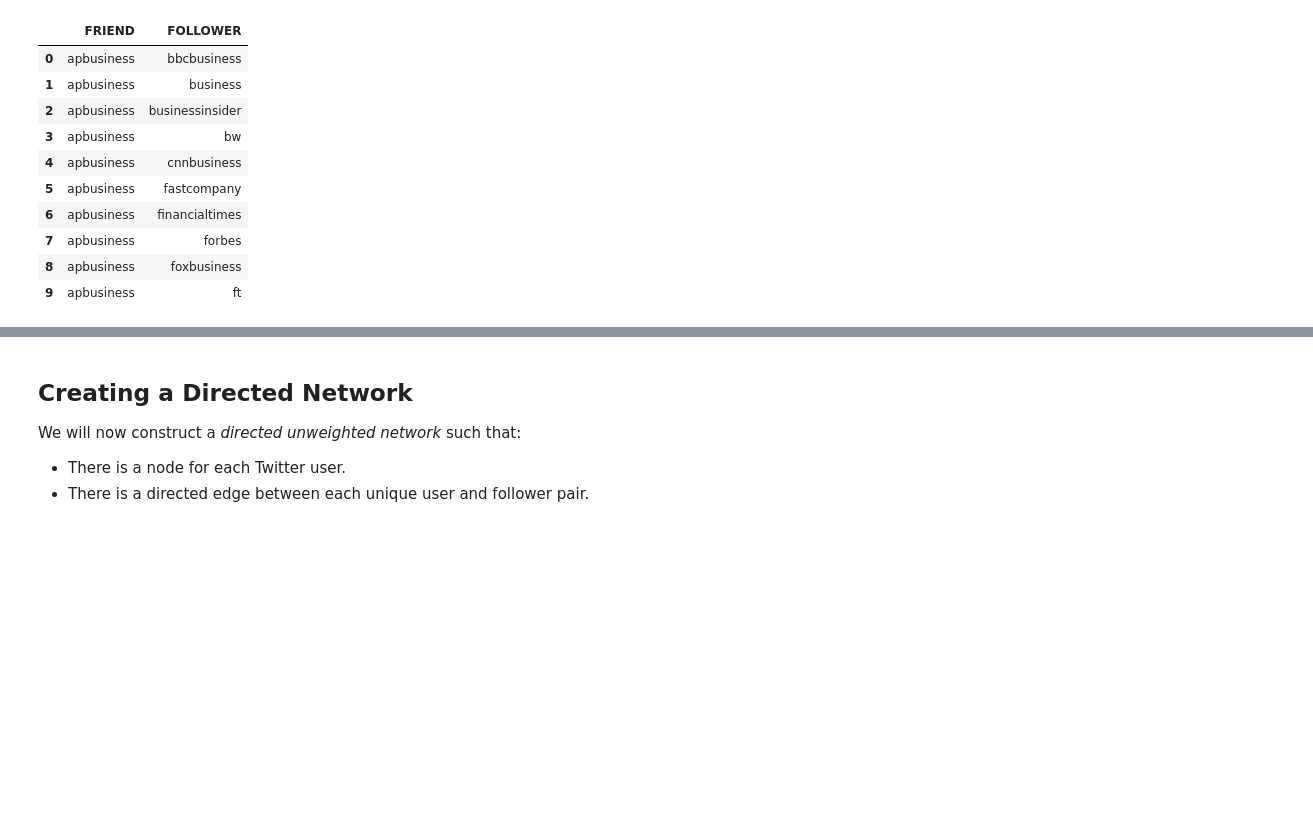
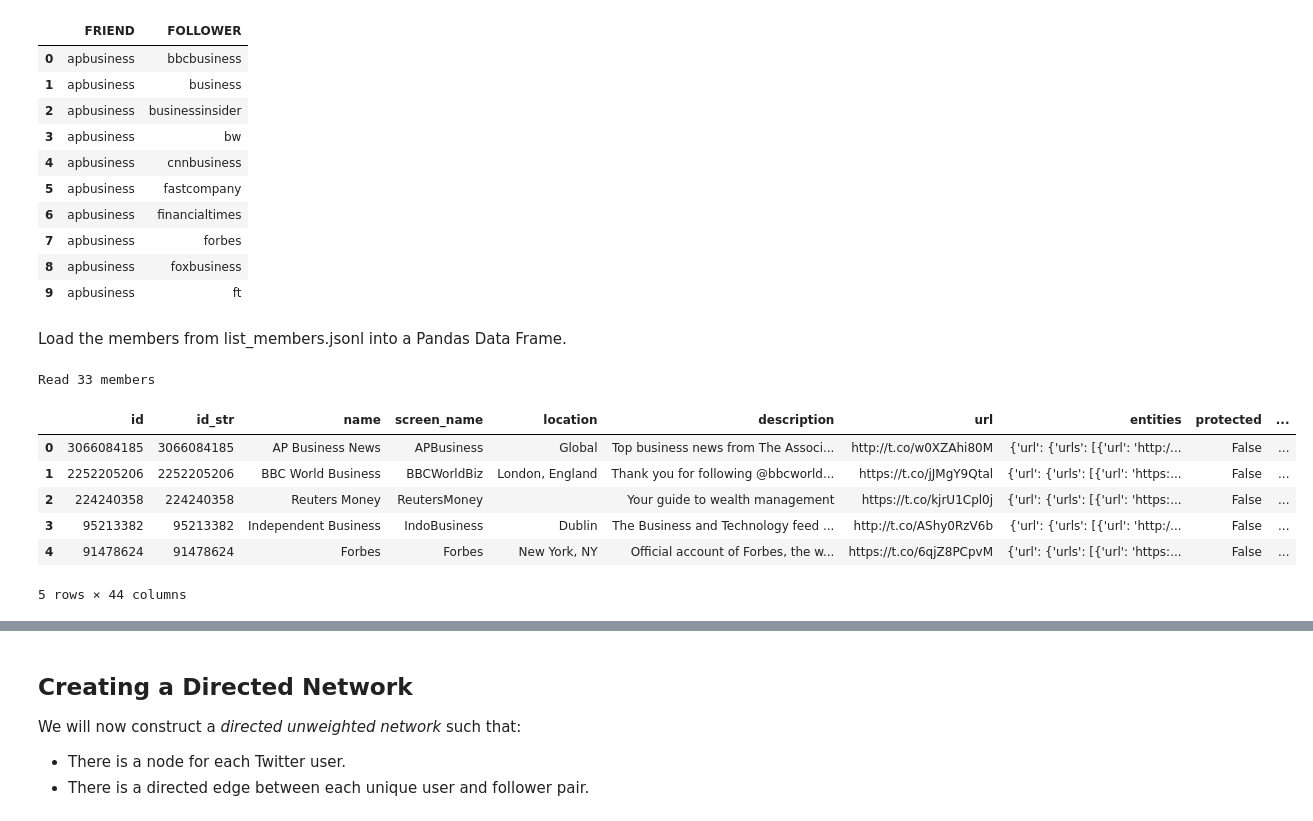
Before and after one commit to kbankowski/2022-11_data-academy, a Jupyter notebook: Level2/Group Projects/07_Network_Twitter/Project_Codes.ipynb, the cells around one changed output, grey strips where cells are left out. Drawn from its saved outputs; the diff is of its cells as text; code cells hidden in the pictures; blank space fills up the shorter version.

Commit message:
Loading jsonl files

```diff
--- a/Level2/Group Projects/07_Network_Twitter/Project_Codes.ipynb
+++ b/Level2/Group Projects/07_Network_Twitter/Project_Codes.ipynb
@@ -32,3 +32,21 @@ Read 308 Twitter relations
 | 7 | apbusiness | forbes |
 | 8 | apbusiness | foxbusiness |
 | 9 | apbusiness | ft |
+# %% [markdown]
+Load the members from list_members.jsonl into a Pandas Data Frame.
+# %%
+in_path2 = Path("./business", "list_members.jsonl")
+# create the Data Frame
+df2 = pd.read_json(in_path2, lines=True)
+print("Read %d members" % len(df2))
+# display a few rows
+df2.head()
+# %% [output]
+Read 33 members
+|  | id | id_str | name | screen_name | location | description | url | entities | protected | ... |
+| 0 | 3066084185 | 3066084185 | AP Business News | APBusiness | Global | Top business news from The Associ... | http://t.co/w0XZAhi80M | {'url': {'urls': [{'url': 'http:/... | False | ... |
+| 1 | 2252205206 | 2252205206 | BBC World Business | BBCWorldBiz | London, England | Thank you for following @bbcworld... | https://t.co/jJMgY9Qtal | {'url': {'urls': [{'url': 'https:... | False | ... |
+| 2 | 224240358 | 224240358 | Reuters Money | ReutersMoney |  | Your guide to wealth management | https://t.co/kjrU1Cpl0j | {'url': {'urls': [{'url': 'https:... | False | ... |
+| 3 | 95213382 | 95213382 | Independent Business | IndoBusiness | Dublin | The Business and Technology feed ... | http://t.co/AShy0RzV6b | {'url': {'urls': [{'url': 'http:/... | False | ... |
+| 4 | 91478624 | 91478624 | Forbes | Forbes | New York, NY | Official account of Forbes, the w... | https://t.co/6qjZ8PCpvM | {'url': {'urls': [{'url': 'https:... | False | ... |
+5 rows × 44 columns
```
Also changed, not shown: parts of 3 cells of this notebook.
